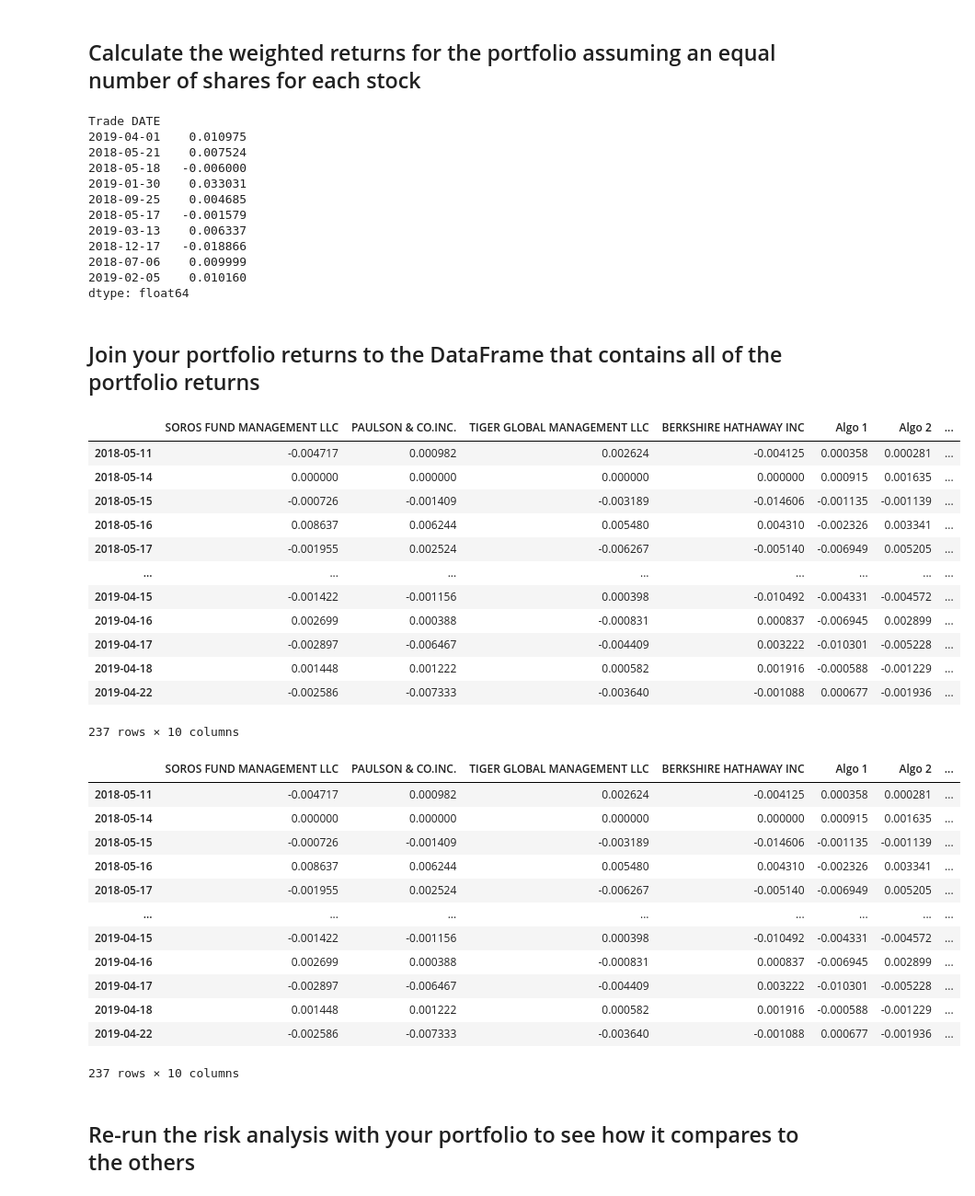
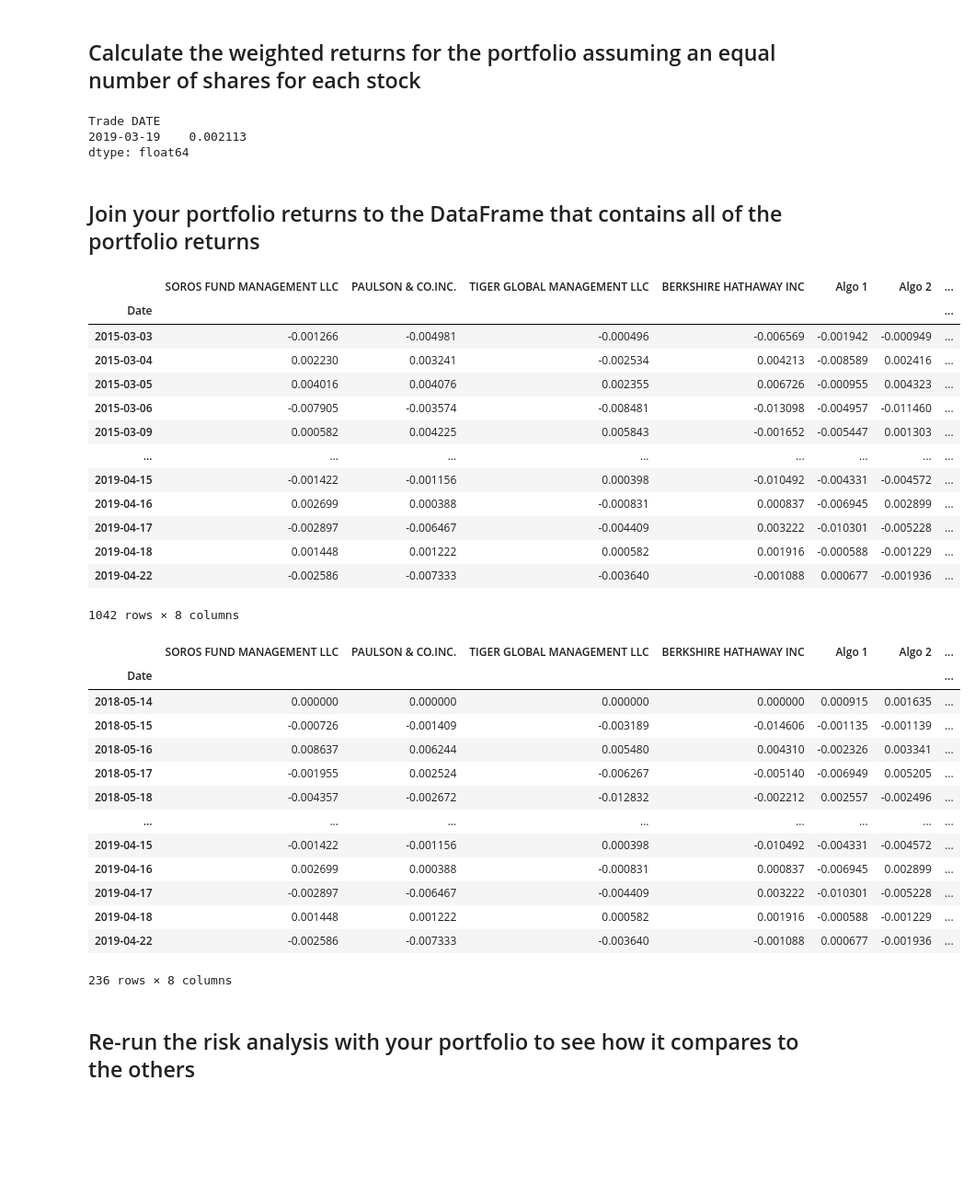
Before and after one commit to scottcearley/FinTech-Module4, a Jupyter notebook: Starter_Code/whale_analysis.ipynb, the cells around one changed output. Shown at 92% size. Cells and saved outputs as stored; diff of their text form; code cells hidden in the pictures; blank space fills up the shorter version.

```diff
--- a/Starter_Code/whale_analysis.ipynb
+++ b/Starter_Code/whale_analysis.ipynb
@@ -554,62 +628,58 @@ googl_weight = 0.33
 
 # Calculate portfolio return
 
-portfolio_return = aapl_weight * comb_daily_returns["APPLE"] + cost_weight * comb_daily_returns["COSTCO"] + googl_weight * comb_daily_returns["GOOGLE"]
-
+#portfolio_return = aapl_weight * comb_daily_returns["APPLE"] + cost_weight * comb_daily_returns["COSTCO"] + googl_weight * comb_daily_returns["GOOGLE"]
+weighted_portfolio = comb_daily_returns.dot(weights)
 
 # Display sample data
-portfolio_return.sample(10)
+weighted_portfolio.sample()
 # %% [output]
 Trade DATE
-2019-04-01    0.010975
-2018-05-21    0.007524
-2018-05-18   -0.006000
-2019-01-30    0.033031
-2018-09-25    0.004685
-2018-05-17   -0.001579
-2019-03-13    0.006337
-2018-12-17   -0.018866
-2018-07-06    0.009999
-2019-02-05    0.010160
+2019-03-19    0.002113
 dtype: float64
 # %% [markdown]
 ## Join your portfolio returns to the DataFrame that contains all of the portfolio returns
 # %%
 # Join your returns DataFrame to the original returns DataFrame
-joined_portfolio_returns = pd.concat([joined_data_rows, combined_stocks], axis="columns", join="inner")
-joined_portfolio_returns
+#joined_portfolio_returns = pd.concat([joined_data_rows, combined_stocks], axis="columns", join="inner")
+#joined_portfolio_returns
+
+joined_data_rows["MyPortfolio"] = weighted_portfolio
+joined_data_rows
 # %% [output]
 |  | SOROS FUND MANAGEMENT LLC | PAULSON & CO.INC. | TIGER GLOBAL MANAGEMENT LLC | BERKSHIRE HATHAWAY INC | Algo 1 | Algo 2 | ... |
-| 2018-05-11 | -0.004717 | 0.000982 | 0.002624 | -0.004125 | 0.000358 | 0.000281 | ... |
-| 2018-05-14 | 0.000000 | 0.000000 | 0.000000 | 0.000000 | 0.000915 | 0.001635 | ... |
-| 2018-05-15 | -0.000726 | -0.001409 | -0.003189 | -0.014606 | -0.001135 | -0.001139 | ... |
-| 2018-05-16 | 0.008637 | 0.006244 | 0.005480 | 0.004310 | -0.002326 | 0.003341 | ... |
-| 2018-05-17 | -0.001955 | 0.002524 | -0.006267 | -0.005140 | -0.006949 | 0.005205 | ... |
+| Date |  |  |  |  |  |  | ... |
+| 2015-03-03 | -0.001266 | -0.004981 | -0.000496 | -0.006569 | -0.001942 | -0.000949 | ... |
+| 2015-03-04 | 0.002230 | 0.003241 | -0.002534 | 0.004213 | -0.008589 | 0.002416 | ... |
+| 2015-03-05 | 0.004016 | 0.004076 | 0.002355 | 0.006726 | -0.000955 | 0.004323 | ... |
+| 2015-03-06 | -0.007905 | -0.003574 | -0.008481 | -0.013098 | -0.004957 | -0.011460 | ... |
+| 2015-03-09 | 0.000582 | 0.004225 | 0.005843 | -0.001652 | -0.005447 | 0.001303 | ... |
 | ... | ... | ... | ... | ... | ... | ... | ... |
 | 2019-04-15 | -0.001422 | -0.001156 | 0.000398 | -0.010492 | -0.004331 | -0.004572 | ... |
 | 2019-04-16 | 0.002699 | 0.000388 | -0.000831 | 0.000837 | -0.006945 | 0.002899 | ... |
 | 2019-04-17 | -0.002897 | -0.006467 | -0.004409 | 0.003222 | -0.010301 | -0.005228 | ... |
 | 2019-04-18 | 0.001448 | 0.001222 | 0.000582 | 0.001916 | -0.000588 | -0.001229 | ... |
 | 2019-04-22 | -0.002586 | -0.007333 | -0.003640 | -0.001088 | 0.000677 | -0.001936 | ... |
-237 rows × 10 columns
+1042 rows × 8 columns
 # %%
 # Only compare dates where return data exists for all the stocks (drop NaNs)
-joined_portfolio_returns = joined_portfolio_returns.dropna().copy()
-joined_portfolio_returns
+joined_data_rows = joined_data_rows.dropna().copy()
+joined_data_rows
 # %% [output]
 |  | SOROS FUND MANAGEMENT LLC | PAULSON & CO.INC. | TIGER GLOBAL MANAGEMENT LLC | BERKSHIRE HATHAWAY INC | Algo 1 | Algo 2 | ... |
-| 2018-05-11 | -0.004717 | 0.000982 | 0.002624 | -0.004125 | 0.000358 | 0.000281 | ... |
+| Date |  |  |  |  |  |  | ... |
 | 2018-05-14 | 0.000000 | 0.000000 | 0.000000 | 0.000000 | 0.000915 | 0.001635 | ... |
 | 2018-05-15 | -0.000726 | -0.001409 | -0.003189 | -0.014606 | -0.001135 | -0.001139 | ... |
 | 2018-05-16 | 0.008637 | 0.006244 | 0.005480 | 0.004310 | -0.002326 | 0.003341 | ... |
 | 2018-05-17 | -0.001955 | 0.002524 | -0.006267 | -0.005140 | -0.006949 | 0.005205 | ... |
+| 2018-05-18 | -0.004357 | -0.002672 | -0.012832 | -0.002212 | 0.002557 | -0.002496 | ... |
 | ... | ... | ... | ... | ... | ... | ... | ... |
 | 2019-04-15 | -0.001422 | -0.001156 | 0.000398 | -0.010492 | -0.004331 | -0.004572 | ... |
 | 2019-04-16 | 0.002699 | 0.000388 | -0.000831 | 0.000837 | -0.006945 | 0.002899 | ... |
 | 2019-04-17 | -0.002897 | -0.006467 | -0.004409 | 0.003222 | -0.010301 | -0.005228 | ... |
 | 2019-04-18 | 0.001448 | 0.001222 | 0.000582 | 0.001916 | -0.000588 | -0.001229 | ... |
 | 2019-04-22 | -0.002586 | -0.007333 | -0.003640 | -0.001088 | 0.000677 | -0.001936 | ... |
-237 rows × 10 columns
+236 rows × 8 columns
 # %% [markdown]
 ## Re-run the risk analysis with your portfolio to see how it compares to the others
 # %% [markdown]
```
Also changed, not shown: parts of 21 cells of this notebook.
